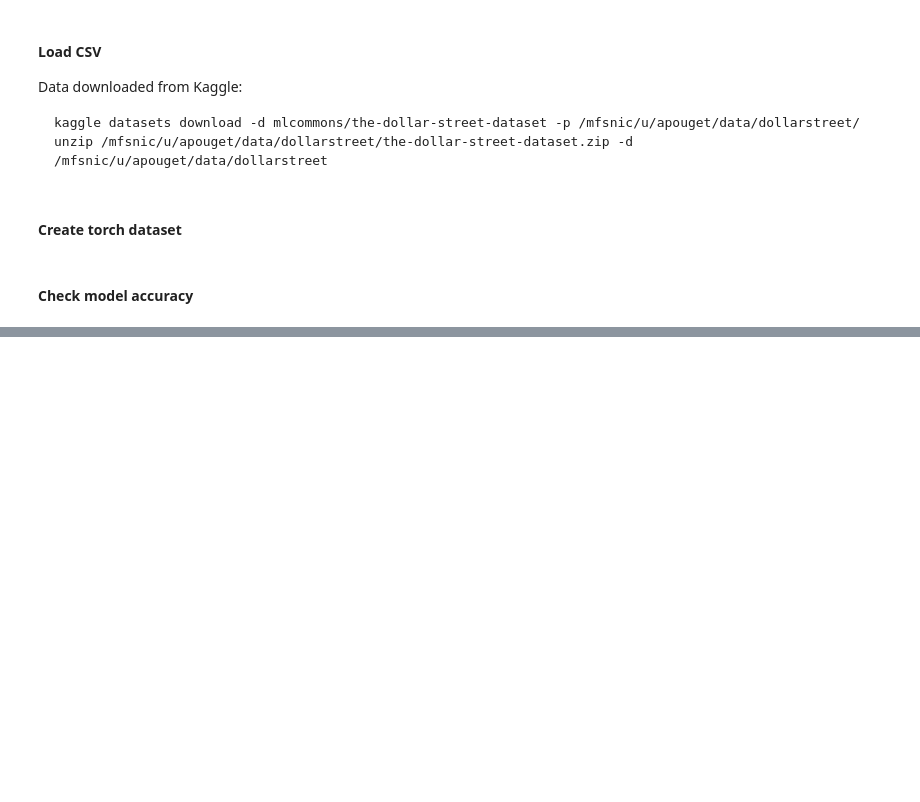
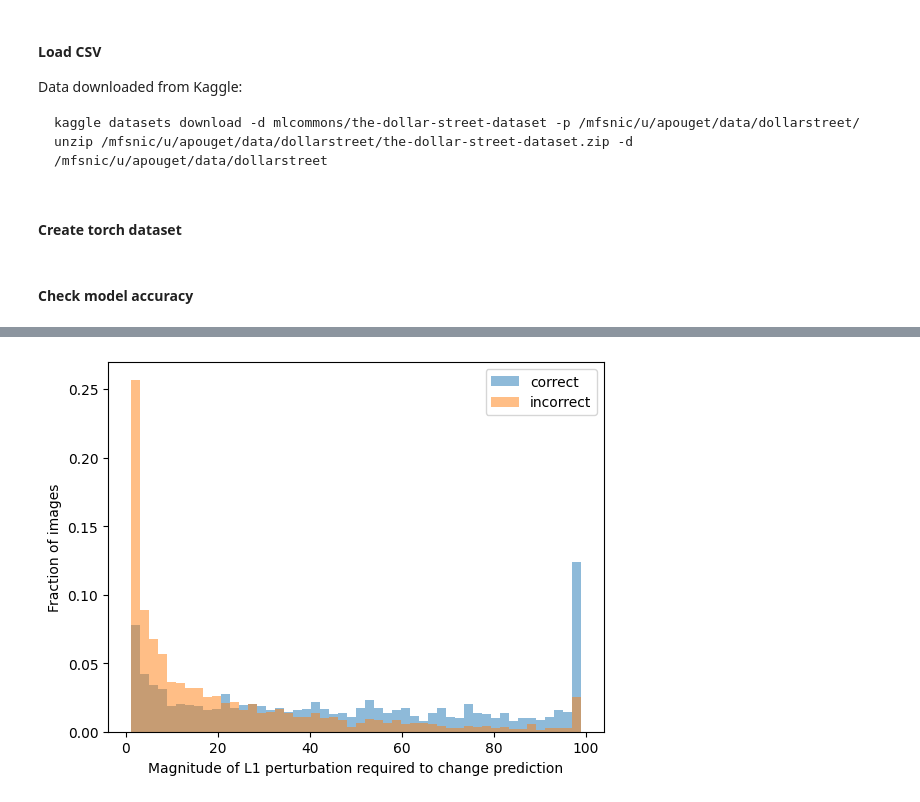
Before and after one commit to cleverhans-lab/suitability, a Jupyter notebook: dollarstreet.ipynb, the cells around one changed output, grey strips where cells are left out. Cells and saved outputs as stored; diff of their text form; code cells hidden in the pictures; blank space fills up the shorter version.

```diff
--- a/dollarstreet.ipynb
+++ b/dollarstreet.ipynb
@@ -103,0 +148,45 @@ for region in REGIONS:
+# %%
+def get_rand_steps(model, dataloader, device, max_steps, metric, pert=0.005):
+    # loosely based on https://github.com/cleverhans-lab/dataset-inference/blob/main/src/attacks.py
+    assert metric in ["l1", "l2", "linf"], f"Metric {metric} not supported, pick one of ['l1', 'l2', 'linf']"
+
+    model.eval()
+    max_mag_per_image = np.array([])
+    corr_pred = np.array([])
+
+    # Define noise
+    l1_noise = lambda X: torch.from_numpy(np.random.laplace(loc=0.0, scale=2*pert, size=X.shape)).float().to(device)
+    l2_noise = lambda X: torch.normal(0, pert, size=X.shape).to(device)
+    linf_noise = lambda X: torch.empty_like(X).uniform_(-pert, pert).to(device)
+    noise = {"l1": l1_noise, "l2": l2_noise, "linf": linf_noise}
+
+    with torch.no_grad():  # No need to calculate gradients for evaluation
+        for images, labels in dataloader:
+            images, labels = images.to(device), labels.to(device)
+            labels_pred = torch.argmax(model(images), dim=1)
+            corr_pred = np.append(corr_pred, (labels_pred == labels).cpu().numpy())
+
+            max_step = torch.ones(images.size(0)).to(device)
+            remaining = torch.ones(images.size(0)).to(device).bool()
+            delta = noise[metric](images)
+
+            for i in range(1, max_steps):
+                preds = model(images+i*delta)
+                remaining = remaining & (torch.max(preds.data, 1)[1] == labels_pred)
+                max_step[remaining] = i*torch.ones_like(max_step[remaining])
+                if remaining.sum() == 0:
+                    break
+            max_mag_per_image = np.append(max_mag_per_image, max_step.cpu().numpy())
+
+    return max_mag_per_image, corr_pred
+# %%
+delta, corr_pred = get_rand_steps(model, dataloader_test, device, 100, "l1")
+is_corr = np.array(corr_pred, dtype=bool)
+plt.hist(delta[is_corr], bins=50, alpha=0.5, label='correct', weights=np.ones_like(delta[is_corr])/len(delta[is_corr]))
+plt.hist(delta[~is_corr], bins=50, alpha=0.5, label='incorrect', weights=np.ones_like(delta[~is_corr])/len(delta[~is_corr]))
+plt.xlabel('Magnitude of L1 perturbation required to change prediction')
+plt.ylabel('Fraction of images')
+plt.legend(loc='upper right')
+plt.show()
+# %% [output]
+[figure, added]
```
Also changed, not shown: parts of 9 cells of this notebook, 1 other file.
